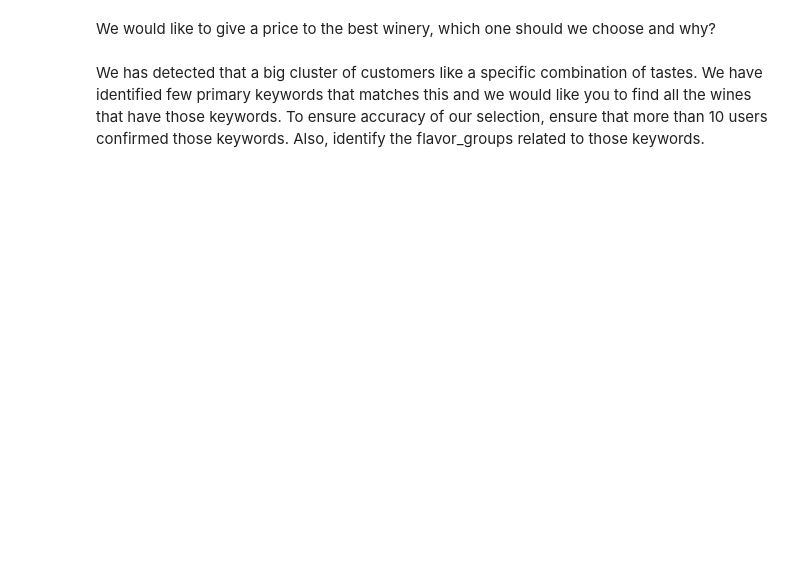
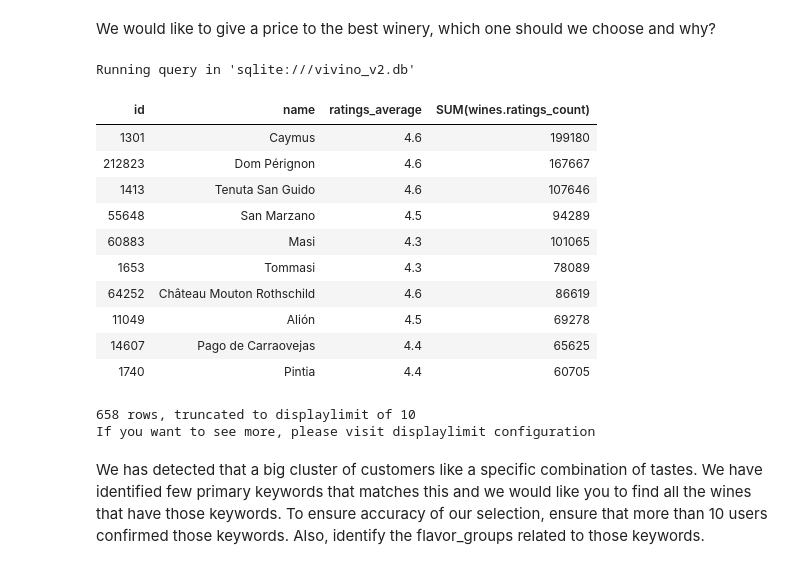
Before and after one commit to maciejkrsk/wine_market_analysis, a Jupyter notebook: requests.ipynb, the cells around one changed output. Saved outputs shown, nothing was run; the diff lists cells and outputs as text; code cells hidden in the pictures; blank space fills up the shorter version.

Commit message:
fixed best winery

```diff
--- a/requests.ipynb
+++ b/requests.ipynb
@@ -51,3 +60,26 @@ ORDER BY
+# %%
+%%sql --Complete
+SELECT wineries.id, wineries.name, wines.ratings_average, SUM(wines.ratings_count)
+FROM wineries
+JOIN wines
+ON wines.winery_id = wineries.id
+GROUP BY wineries.name
+ORDER BY wines.ratings_count DESC
+# %% [output]
+Running query in 'sqlite:///vivino_v2.db'
+| id | name | ratings_average | SUM(wines.ratings_count) |
+| 1301 | Caymus | 4.6 | 199180 |
+| 212823 | Dom Pérignon | 4.6 | 167667 |
+| 1413 | Tenuta San Guido | 4.6 | 107646 |
+| 55648 | San Marzano | 4.5 | 94289 |
+| 60883 | Masi | 4.3 | 101065 |
+| 1653 | Tommasi | 4.3 | 78089 |
+| 64252 | Château Mouton Rothschild | 4.6 | 86619 |
+| 11049 | Alión | 4.5 | 69278 |
+| 14607 | Pago de Carraovejas | 4.4 | 65625 |
+| 1740 | Pintia | 4.4 | 60705 |
+658 rows, truncated to displaylimit of 10
+If you want to see more, please visit displaylimit configuration
 # %% [markdown]
 We has detected that a big cluster of customers like a specific combination of tastes. We have identified few primary keywords that matches this and we would like you to find all the wines that have those keywords. To ensure accuracy of our selection, ensure that more than 10 users confirmed those keywords. Also, identify the flavor_groups related to those keywords.
 # %%
```
Also changed, not shown: parts of 15 cells of this notebook.
